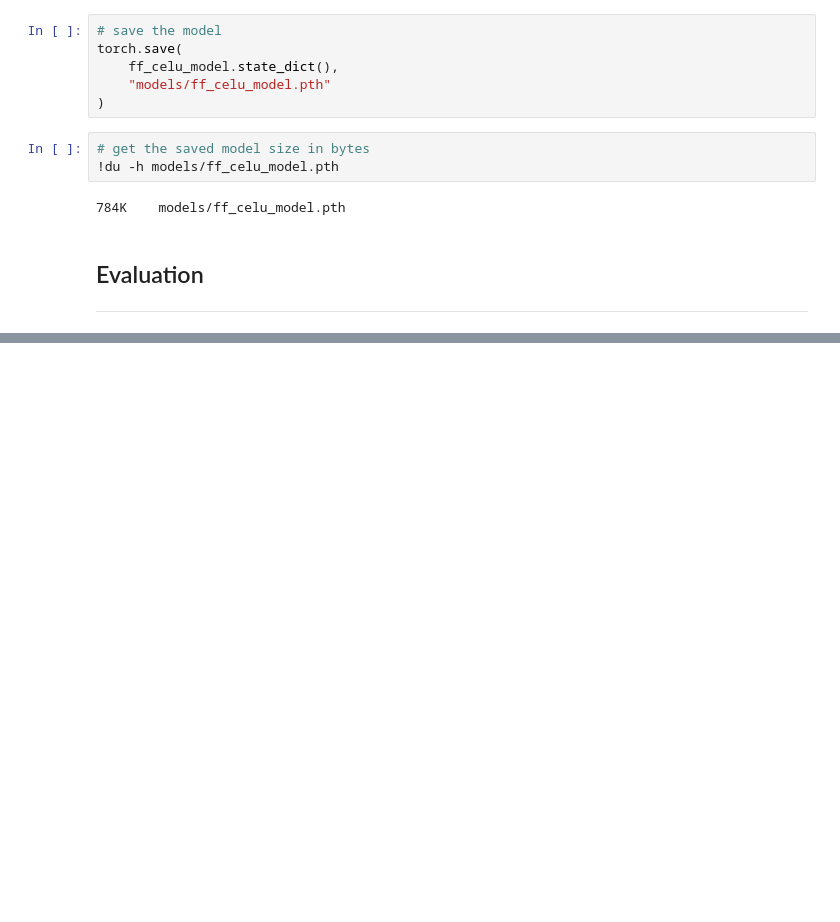
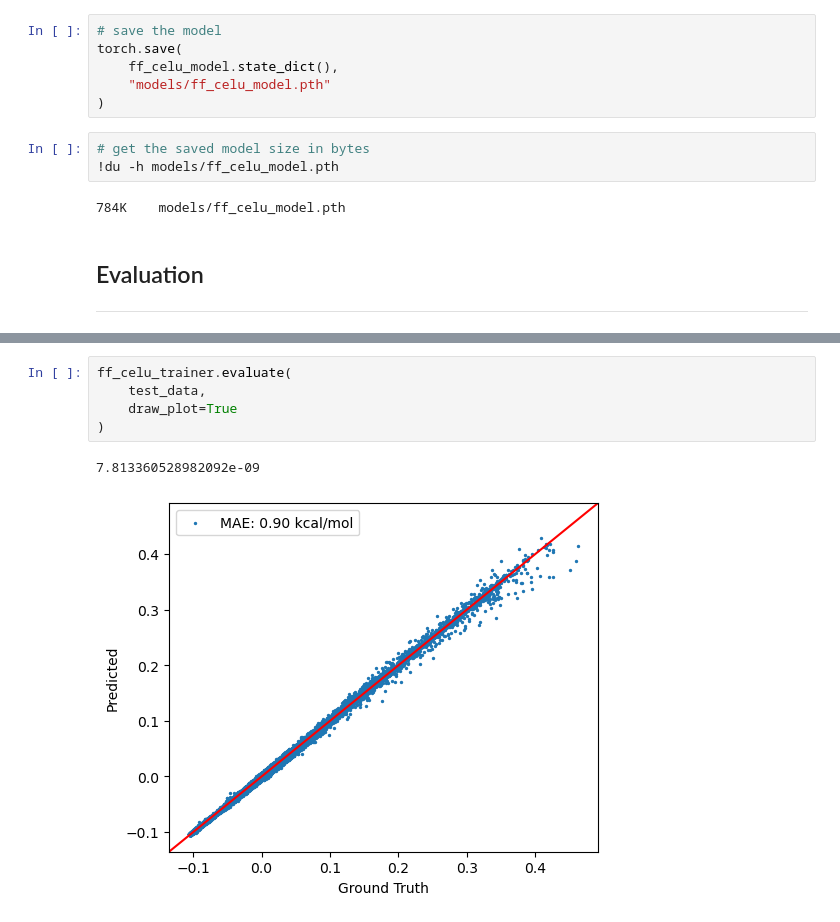
Before and after one commit to Qile0317/bioe142-final-project, a Jupyter notebook: main-project-notebook.ipynb, the cells around one changed output, grey strips where cells are left out. Cells and saved outputs as stored; diff of their text form; blank space fills up the shorter version.

Commit message:
finish final notebook for celu

```diff
--- a/main-project-notebook.ipynb
+++ b/main-project-notebook.ipynb
@@ -315,0 +386,8 @@ ___
+# %%
+ff_celu_trainer.evaluate(
+    test_data,
+    draw_plot=True
+)
+# %% [output]
+7.813360528982092e-09
+[figure, added]
```
Also changed, not shown: parts of 3 cells of this notebook.
